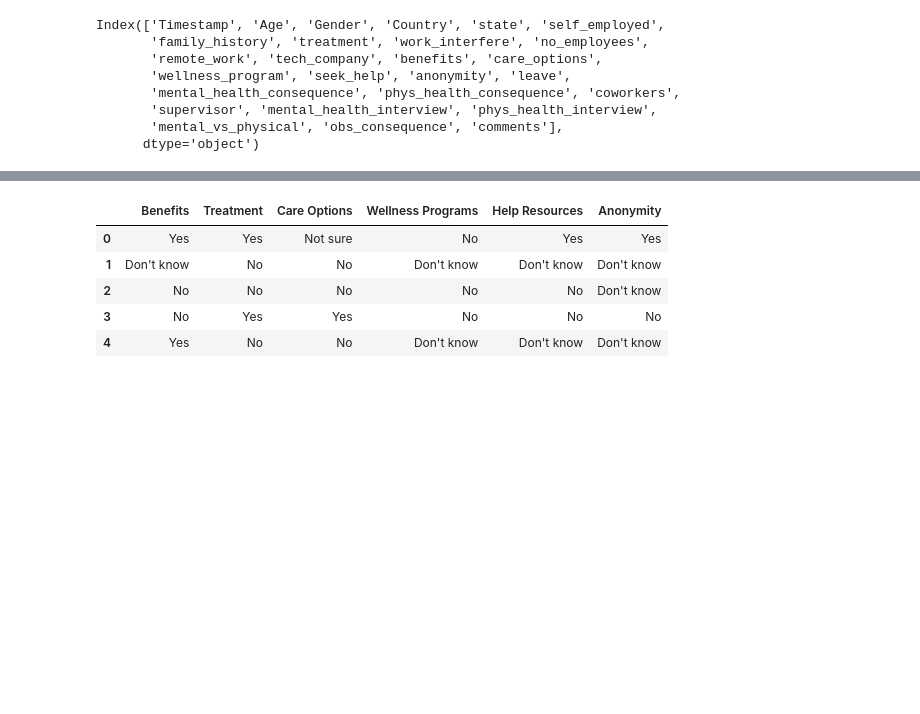
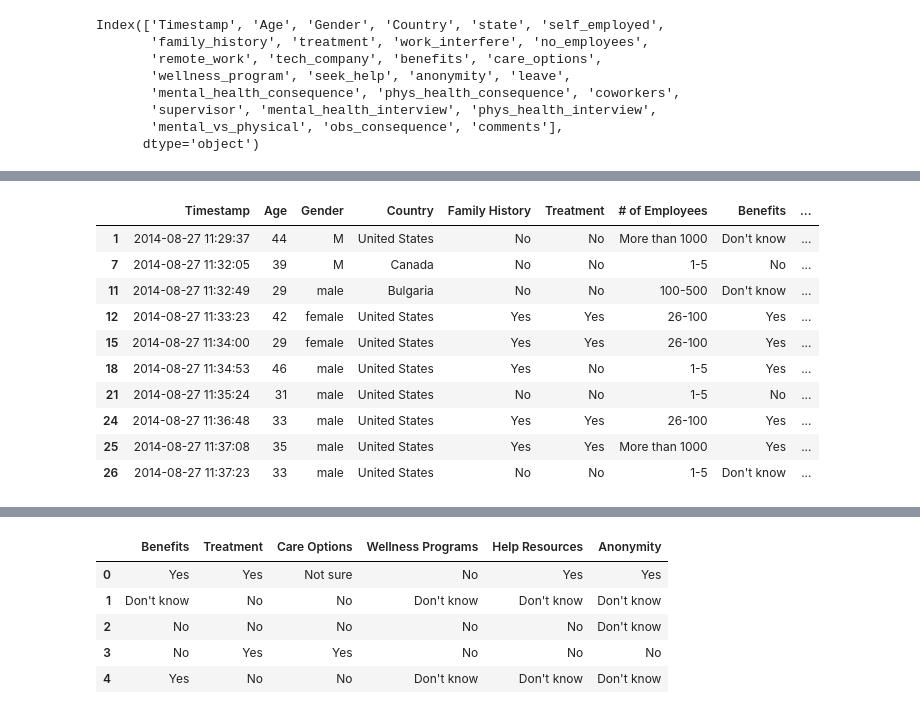
Before and after one commit to stephanieesamperio/Project3, a Jupyter notebook: mentalhealth.ipynb, the cells around one changed output, grey strips where cells are left out. Cells and saved outputs as stored; diff of their text form; code cells hidden in the pictures; blank space fills up the shorter version.

```diff
--- a/mentalhealth.ipynb
+++ b/mentalhealth.ipynb
@@ -82,0 +88,30 @@ new_wp_mentalhealth_df.head()
+# %%
+#cleaning gender column
+
+accepted_genders = ['Male', 'Female','Other']
+
+new_gender_column = new_wp_mentalhealth_df[new_wp_mentalhealth_df['Gender'].str.contains('Male|Female|Other') == False]
+
+new_gender_column.head(10)
+
+
+
+#loc method & regex
+
+#new_wp_mentalhealth_df['Gender'].loc[new_wp_mentalhealth_df['Gender'].str.startswith('M')] = 'Male'
+
+#new_wp_mentalhealth_df['Gender'].loc[new_wp_mentalhealth_df['Gender'].str.startswith('m')] = 'Male'
+
+#new_wp_mentalhealth_df['Gender'].loc[new_wp_mentalhealth_df['Gender'].str.startswith('f')] = 'Female'
+# %% [output]
+|  | Timestamp | Age | Gender | Country | Family History | Treatment | # of Employees | Benefits | ... |
+| 1 | 2014-08-27 11:29:37 | 44 | M | United States | No | No | More than 1000 | Don't know | ... |
+| 7 | 2014-08-27 11:32:05 | 39 | M | Canada | No | No | 1-5 | No | ... |
+| 11 | 2014-08-27 11:32:49 | 29 | male | Bulgaria | No | No | 100-500 | Don't know | ... |
+| 12 | 2014-08-27 11:33:23 | 42 | female | United States | Yes | Yes | 26-100 | Yes | ... |
+| 15 | 2014-08-27 11:34:00 | 29 | female | United States | Yes | Yes | 26-100 | Yes | ... |
+| 18 | 2014-08-27 11:34:53 | 46 | male | United States | Yes | No | 1-5 | Yes | ... |
+| 21 | 2014-08-27 11:35:24 | 31 | male | United States | No | No | 1-5 | No | ... |
+| 24 | 2014-08-27 11:36:48 | 33 | male | United States | Yes | Yes | 26-100 | Yes | ... |
+| 25 | 2014-08-27 11:37:08 | 35 | male | United States | Yes | Yes | More than 1000 | Yes | ... |
+| 26 | 2014-08-27 11:37:23 | 33 | male | United States | No | No | 1-5 | Don't know | ... |
```
Also changed, not shown: parts of 15 cells of this notebook, 4 other files.
